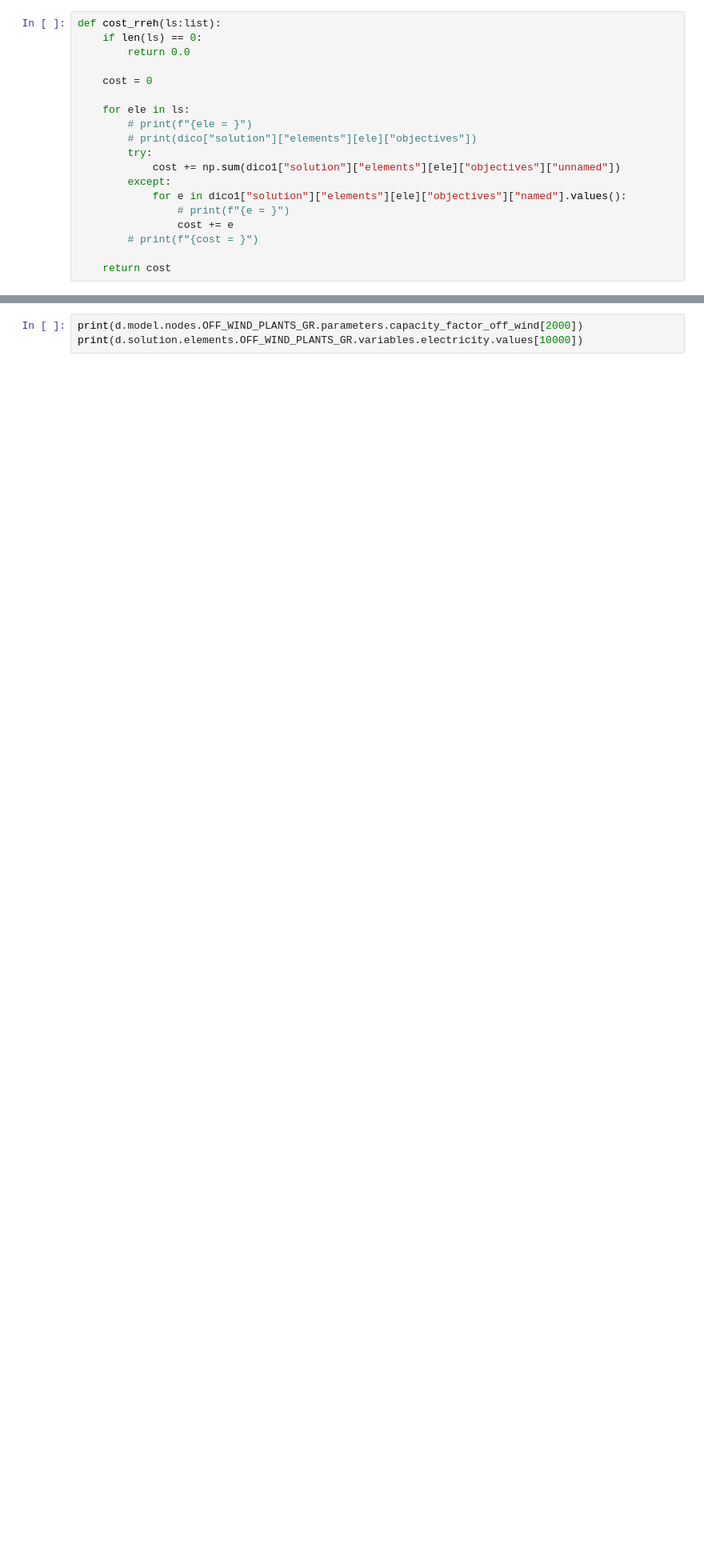
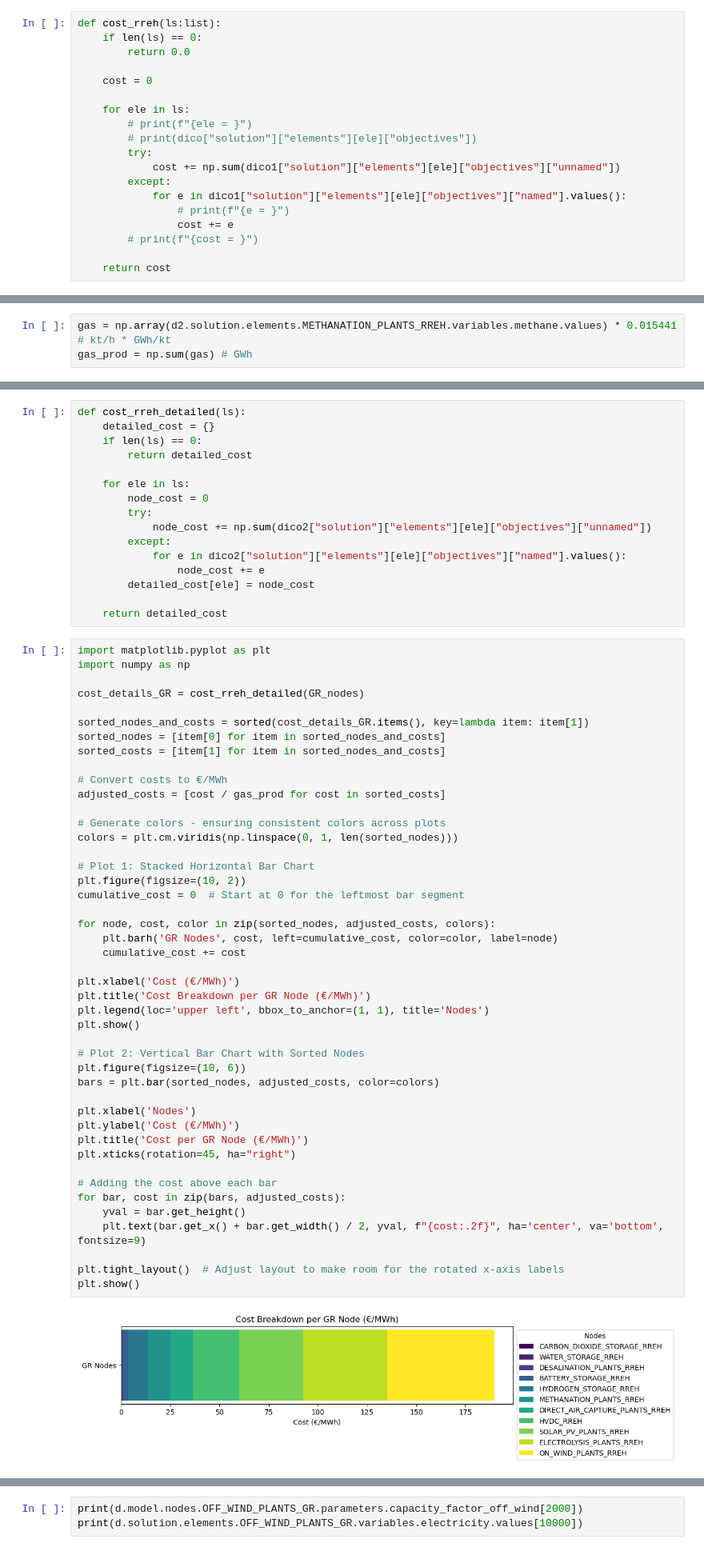
Before and after one commit to giooms/RREH_thesis, a Jupyter notebook: scripts/analysis/draft.ipynb, the cells around one changed output, grey strips where cells are left out. Shown at 80% size. Cells and saved outputs as stored; diff of their text form; blank space fills up the shorter version.

```diff
--- a/scripts/analysis/draft.ipynb
+++ b/scripts/analysis/draft.ipynb
@@ -425,0 +315,3 @@ plt.show()
+# %%
+gas = np.array(d2.solution.elements.METHANATION_PLANTS_RREH.variables.methane.values) * 0.015441 # kt/h * GWh/kt
+gas_prod = np.sum(gas) # GWh
@@ -425,0 +330,63 @@ plt.show()
+# %%
+def cost_rreh_detailed(ls):
+    detailed_cost = {}
+    if len(ls) == 0:
+        return detailed_cost
+
+    for ele in ls:
+        node_cost = 0
+        try:
+            node_cost += np.sum(dico2["solution"]["elements"][ele]["objectives"]["unnamed"])
+        except:
+            for e in dico2["solution"]["elements"][ele]["objectives"]["named"].values():
+                node_cost += e
+        detailed_cost[ele] = node_cost
+
+    return detailed_cost
+# %%
+import matplotlib.pyplot as plt
+import numpy as np
+
+cost_details_GR = cost_rreh_detailed(GR_nodes)
+
+sorted_nodes_and_costs = sorted(cost_details_GR.items(), key=lambda item: item[1])
+sorted_nodes = [item[0] for item in sorted_nodes_and_costs]
+sorted_costs = [item[1] for item in sorted_nodes_and_costs]
+
+# Convert costs to €/MWh
+adjusted_costs = [cost / gas_prod for cost in sorted_costs]
+
+# Generate colors - ensuring consistent colors across plots
+colors = plt.cm.viridis(np.linspace(0, 1, len(sorted_nodes)))
+
+# Plot 1: Stacked Horizontal Bar Chart
+plt.figure(figsize=(10, 2))
+cumulative_cost = 0  # Start at 0 for the leftmost bar segment
+
+for node, cost, color in zip(sorted_nodes, adjusted_costs, colors):
+    plt.barh('GR Nodes', cost, left=cumulative_cost, color=color, label=node)
+    cumulative_cost += cost
+
+plt.xlabel('Cost (€/MWh)')
+plt.title('Cost Breakdown per GR Node (€/MWh)')
+plt.legend(loc='upper left', bbox_to_anchor=(1, 1), title='Nodes')
+plt.show()
+
+# Plot 2: Vertical Bar Chart with Sorted Nodes
+plt.figure(figsize=(10, 6))
+bars = plt.bar(sorted_nodes, adjusted_costs, color=colors)
+
+plt.xlabel('Nodes')
+plt.ylabel('Cost (€/MWh)')
+plt.title('Cost per GR Node (€/MWh)')
+plt.xticks(rotation=45, ha="right")
+
+# Adding the cost above each bar
+for bar, cost in zip(bars, adjusted_costs):
+    yval = bar.get_height()
+    plt.text(bar.get_x() + bar.get_width() / 2, yval, f"{cost:.2f}", ha='center', va='bottom', fontsize=9)
+
+plt.tight_layout()  # Adjust layout to make room for the rotated x-axis labels
+plt.show()
+# %% [output]
+[figure, added]
```
Also changed, not shown: parts of 26 cells of this notebook, 5 other files.
